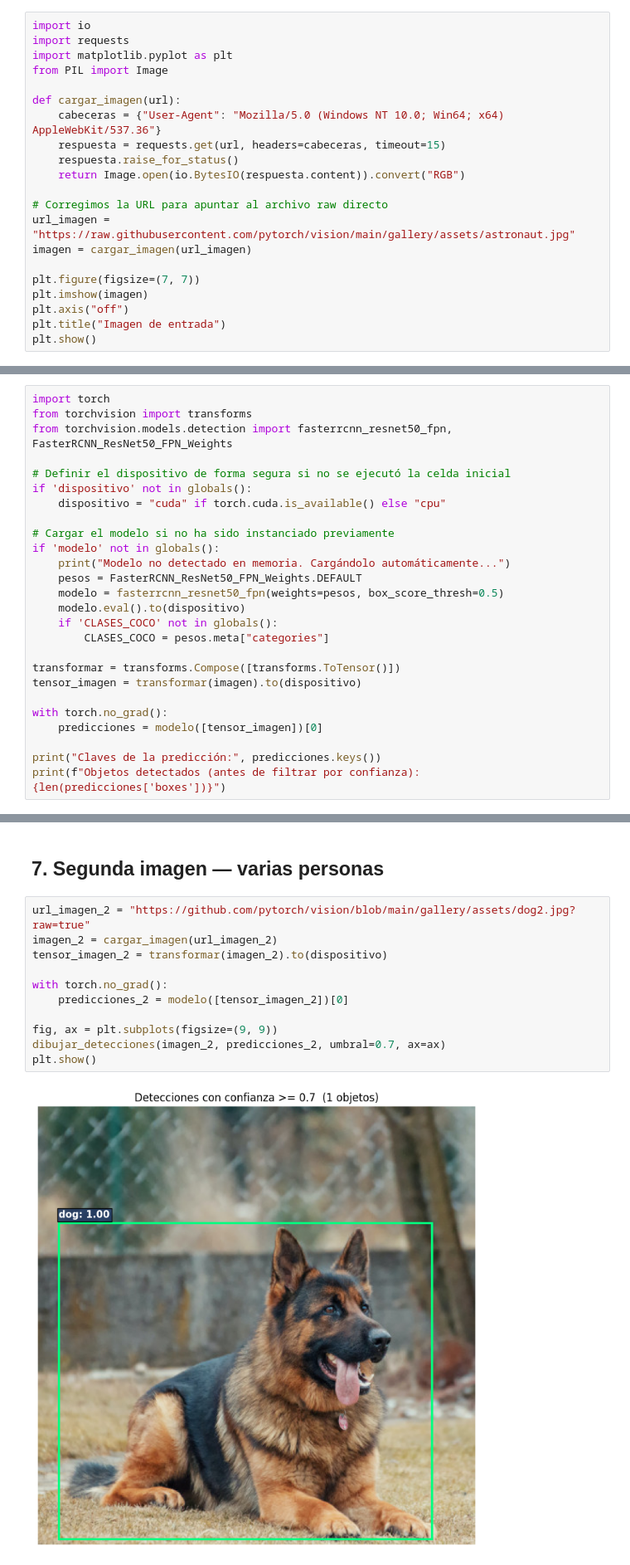
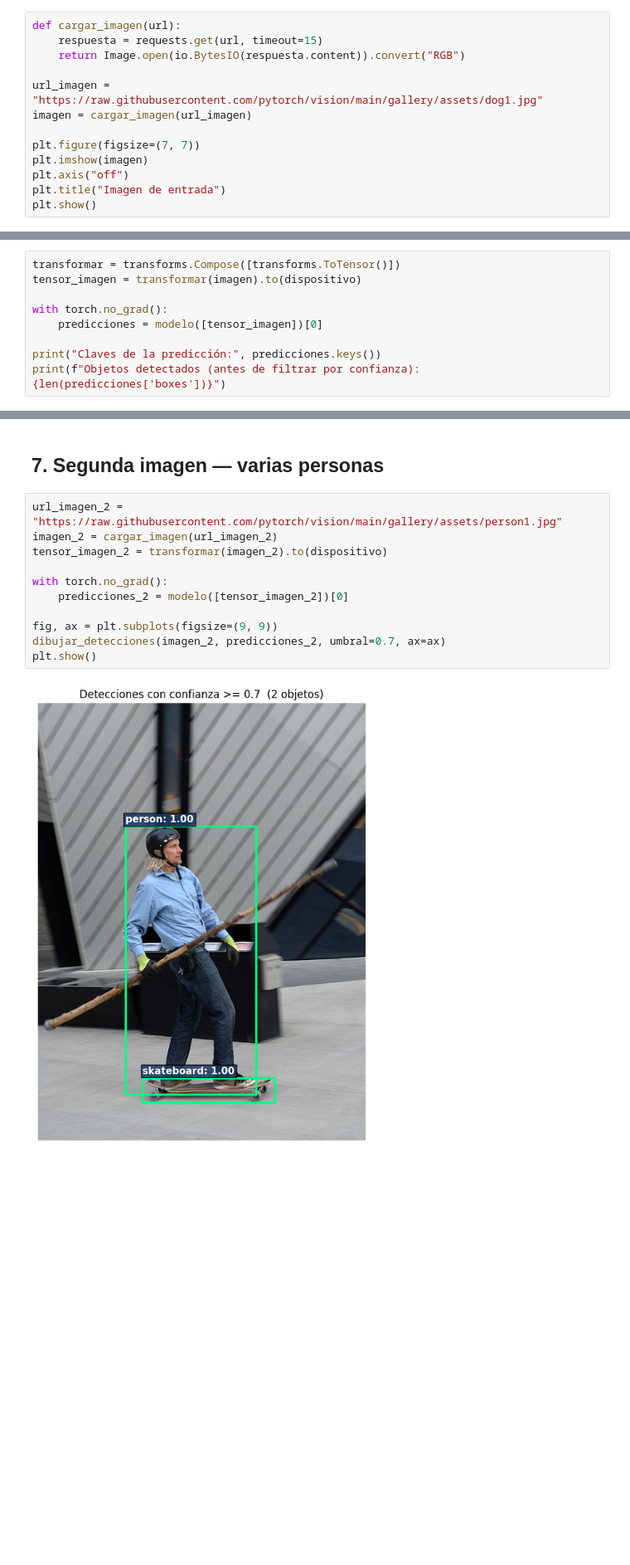
Before and after one commit to Fabrizio-E-Saul/tecemer-lab1, a Jupyter notebook: Ejercicio_03b_CNN_Deteccion_Objetos_MIO.ipynb, the cells around one changed output, grey strips where cells are left out. Shown at 83% size. Saved outputs shown, nothing was run; the diff lists cells and outputs as text; blank space fills up the shorter version.

```diff
--- a/Ejercicio_03b_CNN_Deteccion_Objetos_MIO.ipynb
+++ b/Ejercicio_03b_CNN_Deteccion_Objetos_MIO.ipynb
@@ -64,19 +62,11 @@ Modelo cargado. Puede reconocer 91 categorías, entre ellas:
 
 Descargamos una imagen pública de prueba (del propio repositorio de ejemplos de `torchvision`).
 # %%
-import io
-import requests
-import matplotlib.pyplot as plt
-from PIL import Image
-
 def cargar_imagen(url):
-    cabeceras = {"User-Agent": "Mozilla/5.0 (Windows NT 10.0; Win64; x64) AppleWebKit/537.36"}
-    respuesta = requests.get(url, headers=cabeceras, timeout=15)
-    respuesta.raise_for_status()
+    respuesta = requests.get(url, timeout=15)
     return Image.open(io.BytesIO(respuesta.content)).convert("RGB")
 
-# Corregimos la URL para apuntar al archivo raw directo
-url_imagen = "https://raw.githubusercontent.com/pytorch/vision/main/gallery/assets/astronaut.jpg"
+url_imagen = "https://raw.githubusercontent.com/pytorch/vision/main/gallery/assets/dog1.jpg"
 imagen = cargar_imagen(url_imagen)
 
 plt.figure(figsize=(7, 7))
@@ -89,23 +79,6 @@ plt.show()
 # %% [markdown]
 ## 4. Ejecutar la detección
 # %%
-import torch
-from torchvision import transforms
-from torchvision.models.detection import fasterrcnn_resnet50_fpn, FasterRCNN_ResNet50_FPN_Weights
-
-# Definir el dispositivo de forma segura si no se ejecutó la celda inicial
-if 'dispositivo' not in globals():
-    dispositivo = "cuda" if torch.cuda.is_available() else "cpu"
-
-# Cargar el modelo si no ha sido instanciado previamente
-if 'modelo' not in globals():
-    print("Modelo no detectado en memoria. Cargándolo automáticamente...")
-    pesos = FasterRCNN_ResNet50_FPN_Weights.DEFAULT
-    modelo = fasterrcnn_resnet50_fpn(weights=pesos, box_score_thresh=0.5)
-    modelo.eval().to(dispositivo)
-    if 'CLASES_COCO' not in globals():
-        CLASES_COCO = pesos.meta["categories"]
-
 transformar = transforms.Compose([transforms.ToTensor()])
 tensor_imagen = transformar(imagen).to(dispositivo)
 
@@ -175,18 +143,18 @@ plt.show()
 # %% [markdown]
 ## 7. Segunda imagen — varias personas
 # %%
-url_imagen_2 = "https://github.com/pytorch/vision/blob/main/gallery/assets/dog2.jpg?raw=true"
+url_imagen_2 = "https://raw.githubusercontent.com/pytorch/vision/main/gallery/assets/person1.jpg"
 imagen_2 = cargar_imagen(url_imagen_2)
 tensor_imagen_2 = transformar(imagen_2).to(dispositivo)
 
 with torch.no_grad():
     predicciones_2 = modelo([tensor_imagen_2])[0]
 
 fig, ax = plt.subplots(figsize=(9, 9))
 dibujar_detecciones(imagen_2, predicciones_2, umbral=0.7, ax=ax)
 plt.show()
 # %% [output]
-[figure, old version]
+[figure, new version]
 # %% [markdown]
 ## 8. Resumen
 
```
Also changed, not shown: parts of 4 cells of this notebook.
